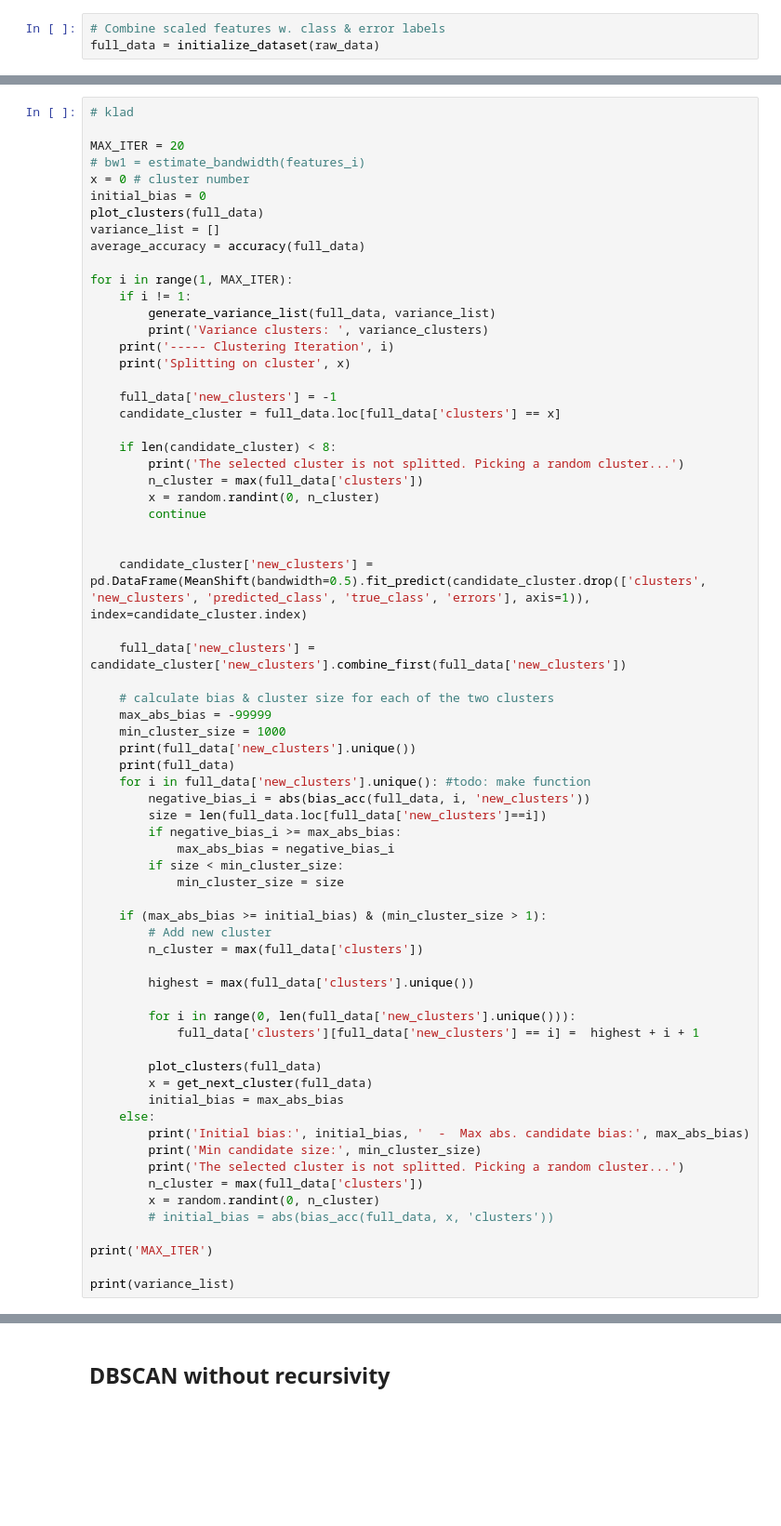
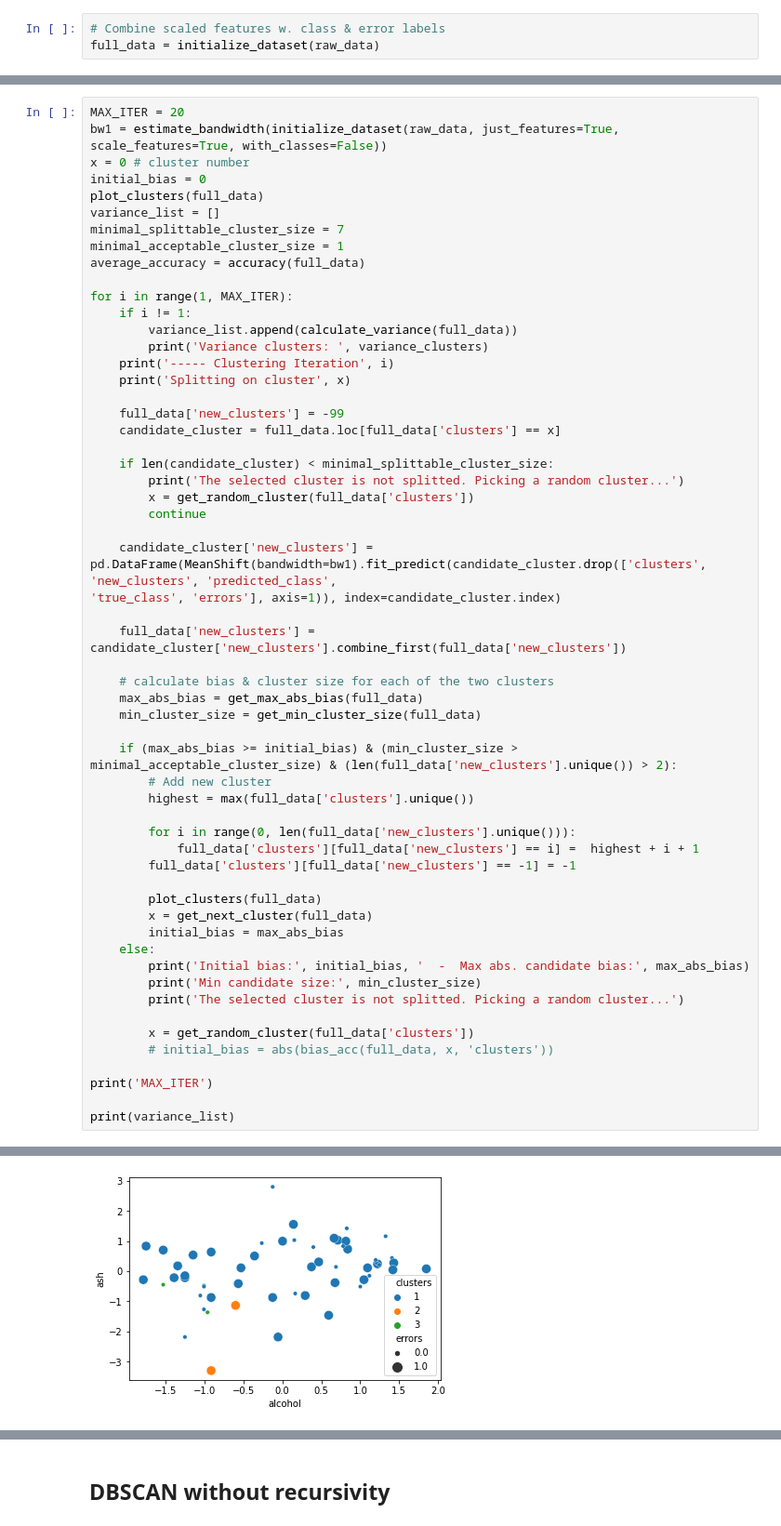
Before and after one commit to Sm2468/msc_thesis, a Jupyter notebook: Pipeline/4_wine_bias_clustering.ipynb, the cells around one changed output, grey strips where cells are left out. Shown at 93% size. Drawn from its saved outputs; the diff is of its cells as text; blank space fills up the shorter version.

```diff
--- a/Pipeline/4_wine_bias_clustering.ipynb
+++ b/Pipeline/4_wine_bias_clustering.ipynb
@@ -334,56 +325,44 @@ initialize_dataset(full_data, features=features)
 # %%
-# klad
-
 MAX_ITER = 20
-# bw1 = estimate_bandwidth(features_i)
+bw1 = estimate_bandwidth(initialize_dataset(raw_data, just_features=True, scale_features=True, with_classes=False))
 x = 0 # cluster number
 initial_bias = 0
 plot_clusters(full_data)
 variance_list = []
+minimal_splittable_cluster_size = 7
+minimal_acceptable_cluster_size = 1
 average_accuracy = accuracy(full_data)
 
 for i in range(1, MAX_ITER):
     if i != 1:
-        generate_variance_list(full_data, variance_list)
+        variance_list.append(calculate_variance(full_data))
         print('Variance clusters: ', variance_clusters)
     print('----- Clustering Iteration', i)
     print('Splitting on cluster', x)
 
-    full_data['new_clusters'] = -1
+    full_data['new_clusters'] = -99
     candidate_cluster = full_data.loc[full_data['clusters'] == x]
 
-    if len(candidate_cluster) < 8:
+    if len(candidate_cluster) < minimal_splittable_cluster_size:
         print('The selected cluster is not splitted. Picking a random cluster...')
-        n_cluster = max(full_data['clusters'])
-        x = random.randint(0, n_cluster)
+        x = get_random_cluster(full_data['clusters'])
         continue
 
-
-    candidate_cluster['new_clusters'] = pd.DataFrame(MeanShift(bandwidth=0.5).fit_predict(candidate_cluster.drop(['clusters', 'new_clusters', 'predicted_class', 'true_class', 'errors'], axis=1)), index=candidate_cluster.index)
+    candidate_cluster['new_clusters'] = pd.DataFrame(MeanShift(bandwidth=bw1).fit_predict(candidate_cluster.drop(['clusters', 'new_clusters', 'predicted_class',                                                    'true_class', 'errors'], axis=1)), index=candidate_cluster.index)
 
     full_data['new_clusters'] = candidate_cluster['new_clusters'].combine_first(full_data['new_clusters'])
 
     # calculate bias & cluster size for each of the two clusters
-    max_abs_bias = -99999
-    min_cluster_size = 1000
-    print(full_data['new_clusters'].unique())
-    print(full_data)
-    for i in full_data['new_clusters'].unique(): #todo: make function
-        negative_bias_i = abs(bias_acc(full_data, i, 'new_clusters'))
-        size = len(full_data.loc[full_data['new_clusters']==i])
-        if negative_bias_i >= max_abs_bias:
-            max_abs_bias = negative_bias_i
-        if size < min_cluster_size:
-            min_cluster_size = size
+    max_abs_bias = get_max_abs_bias(full_data)
+    min_cluster_size = get_min_cluster_size(full_data)
 
-    if (max_abs_bias >= initial_bias) & (min_cluster_size > 1):
+    if (max_abs_bias >= initial_bias) & (min_cluster_size > minimal_acceptable_cluster_size) & (len(full_data['new_clusters'].unique()) > 2):
         # Add new cluster
-        n_cluster = max(full_data['clusters'])
-
         highest = max(full_data['clusters'].unique())
 
         for i in range(0, len(full_data['new_clusters'].unique())):
             full_data['clusters'][full_data['new_clusters'] == i] =  highest + i + 1
+        full_data['clusters'][full_data['new_clusters'] == -1] = -1
 
         plot_clusters(full_data)
         x = get_next_cluster(full_data)
@@ -392,8 +371,8 @@ for i in range(1, MAX_ITER):
         print('Initial bias:', initial_bias, '  -  Max abs. candidate bias:', max_abs_bias)
         print('Min candidate size:', min_cluster_size)
         print('The selected cluster is not splitted. Picking a random cluster...')
-        n_cluster = max(full_data['clusters'])
-        x = random.randint(0, n_cluster)
+
+        x = get_random_cluster(full_data['clusters'])
         # initial_bias = abs(bias_acc(full_data, x, 'clusters'))
 
 print('MAX_ITER')
@@ -420,0 +385 @@ MAX_ITER
+[figure, added]
```
Also changed, not shown: parts of 9 cells of this notebook.
